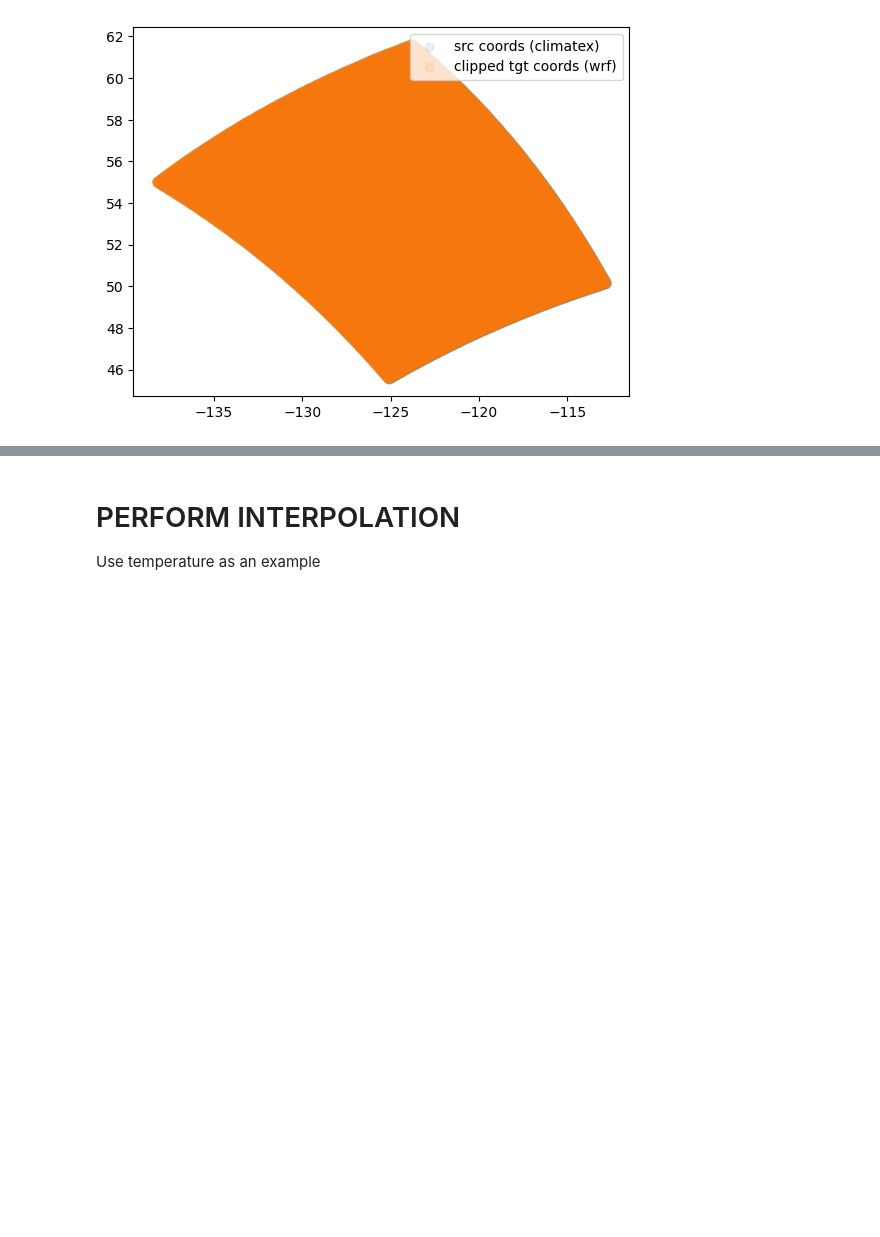
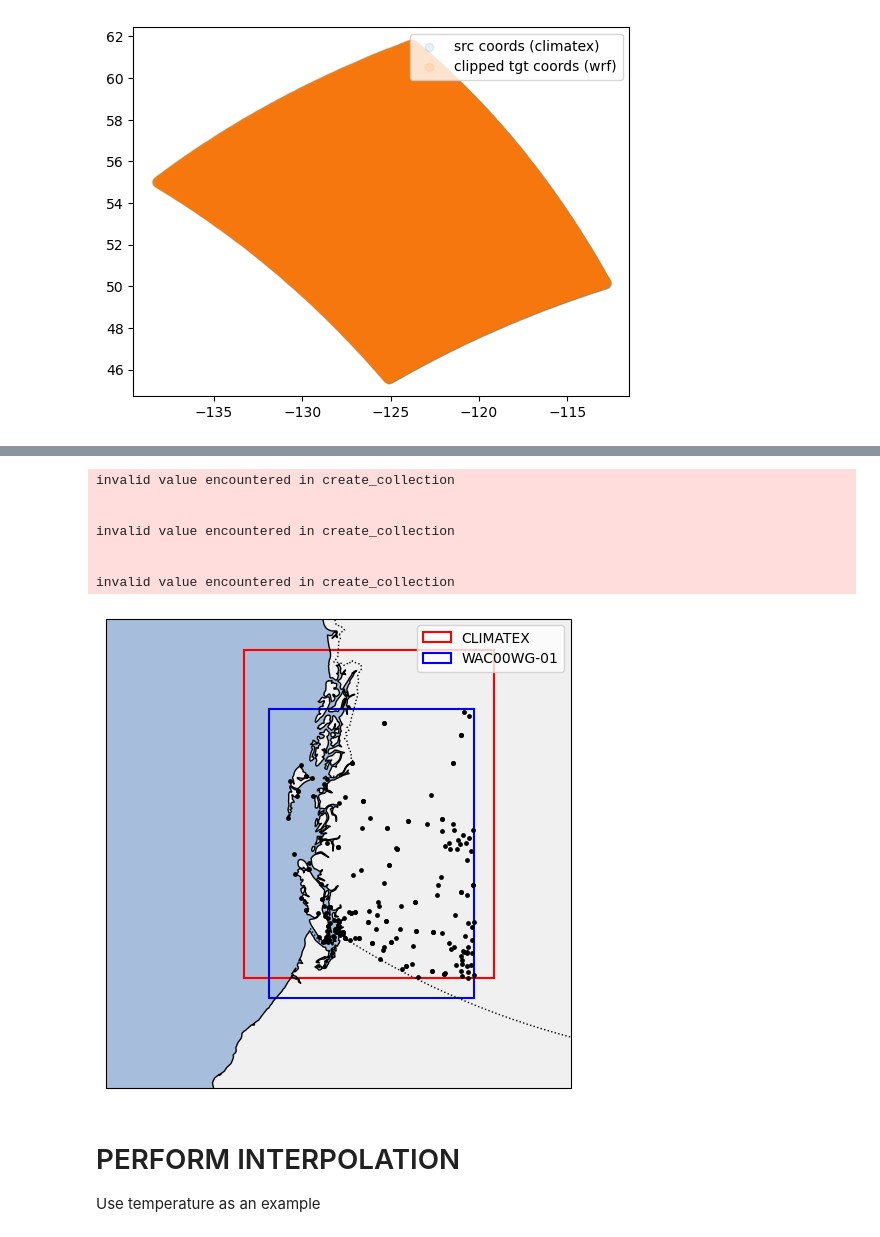
Before and after one commit to chjulie/wfrt_msc-thesis, a Jupyter notebook: sandbox/05-grid_interpolation.ipynb, the cells around one changed output, grey strips where cells are left out. Drawn from its saved outputs; the diff is of its cells as text; code cells hidden in the pictures; blank space fills up the shorter version.

```diff
--- a/sandbox/05-grid_interpolation.ipynb
+++ b/sandbox/05-grid_interpolation.ipynb
@@ -302,6 +335,15 @@ def clip_coords(src_coords, tgt_coords, tolerance=0.03):
     src_mask = np.array([len(idx) > 0 for idx in indices])
 
     return tgt_mask, src_mask
+# %%
+def clip_stations(station_coords, src_coords, tgt_coords, tolerance=0.03):
+    tree_src = cKDTree(src_coords)
+    tree_tgt = cKDTree(tgt_coords)
+
+    src_near = np.array([len(idx) > 0 for idx in tree_src.query_ball_point(station_coords, r=tolerance)])
+    tgt_near = np.array([len(idx) > 0 for idx in tree_tgt.query_ball_point(station_coords, r=tolerance)])
+
+    return src_near & tgt_near
 # %%
 # clip tgt coords to climatex domain
 print(src_coords[:,1].min())
@@ -328,3 +370,13 @@ clipped src:
  - max:  61.663685
  - shape:  (186435, 2)
 [figure]
+# %%
+# stations_statistics["coords"] = list(
+#     np.column_stack((stations_statistics["x"], stations_statistics["y"]))
+# )
+station_coords = stations_statistics[["x", "y"]].to_numpy()
+mask = clip_stations(station_coords=station_coords, src_coords=src_coords, tgt_coords=tgt_coords)
+
+clipped_stations = stations_statistics[mask].copy()
+clipped_stations.to_csv('../data/eccc_data/clipped_stations_statistics.csv')
+clipped_stations
@@ -331,3 +398,42 @@ clipped src:
+# %%
+fig, ax = plt.subplots(figsize=(6,12), subplot_kw={'projection': projection})
+
+with warnings.catch_warnings():
+            # Ignore the nan warnings
+            warnings.filterwarnings(
+                "ignore",
+                message="invalid value encountered in create_collection",
+                category=RuntimeWarning,
+            )
+
+            # Add base map features
+            ax.add_feature(cfeature.OCEAN, facecolor="#a6bddb", zorder=0)
+            ax.add_feature(cfeature.LAND, facecolor="#f0f0f0", zorder=0)
+            ax.add_feature(cfeature.COASTLINE, zorder=2)
+            ax.add_feature(cfeature.BORDERS, linestyle=":", zorder=2)
+
+climatex_rect = get_rectangle(ax=ax, lons=climatex_ds.longitude, lats=climatex_ds.latitude, label='CLIMATEX', edgecol='red')
+ax.add_patch(climatex_rect)
+
+wac_rectangle = get_rectangle(ax=ax, lons=wrf_ds.XLONG.values.flatten(), lats=wrf_ds.XLAT.values.flatten(), label='WAC00WG-01', edgecol='blue')
+ax.add_patch(wac_rectangle)
+
+ax.scatter(x=clipped_stations.x, y=clipped_stations.y, s=6, color='black', transform=ccrs.PlateCarree())
+
+ax.legend(loc='upper right')
+ax.set_extent([wrf_ds.XLONG.min(), wrf_ds.XLONG.max(), wrf_ds.XLAT.min(), wrf_ds.XLAT.max()], crs=ccrs.PlateCarree())
+
+
+plt.show()
+# %% [output]
+invalid value encountered in create_collection
+
+
+invalid value encountered in create_collection
+
+
+invalid value encountered in create_collection
+[figure, added]
 # %% [markdown]
 # PERFORM INTERPOLATION
 Use temperature as an example
```
Also changed, not shown: parts of 5 cells of this notebook, 2 other files.
